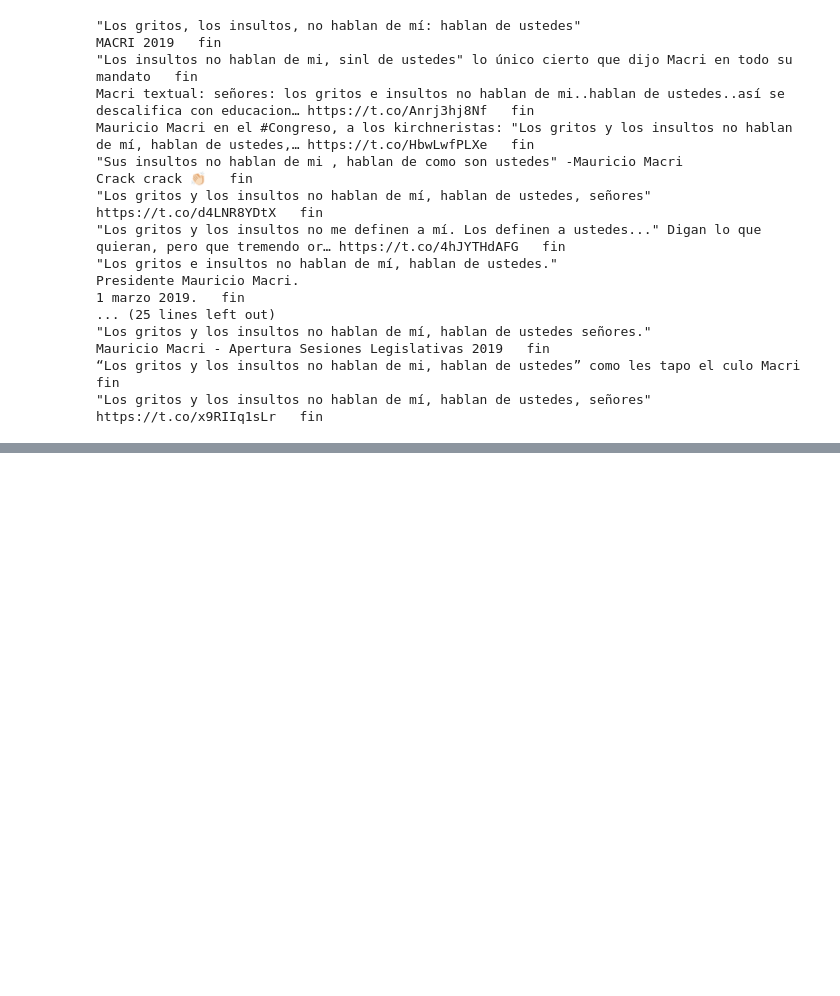
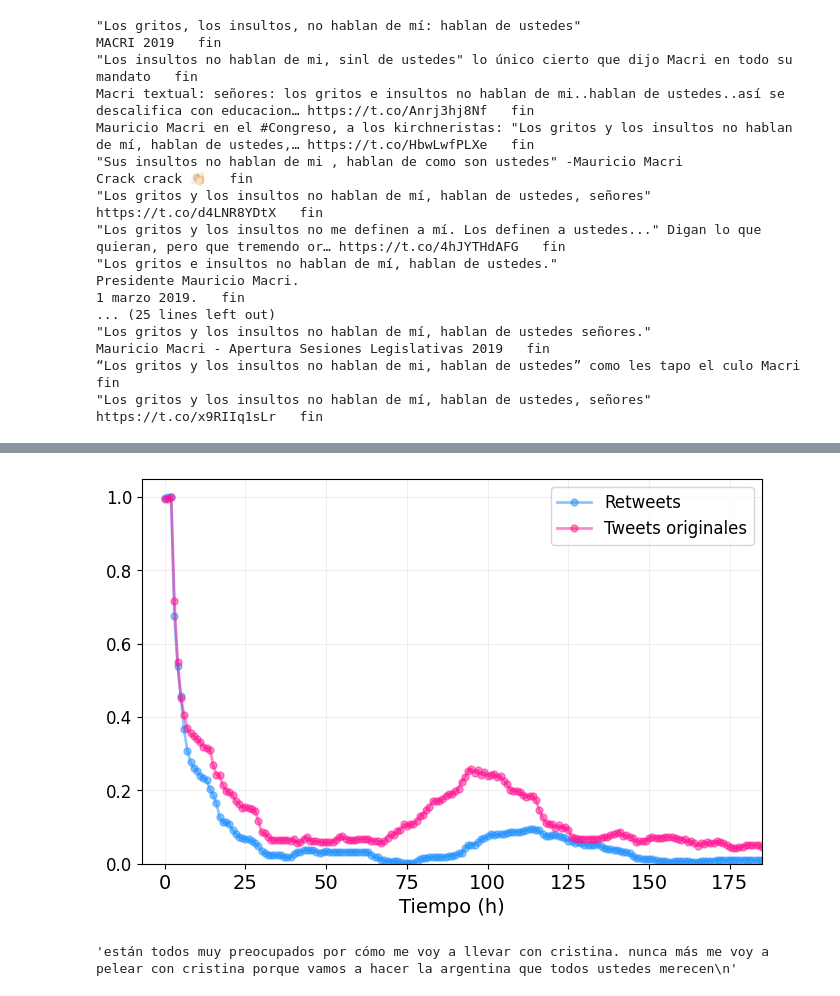
Before and after one commit to Ale-Mildiner/Tesis, a Jupyter notebook: Base_Twitter/Series_Temporales_single.ipynb, the cells around one changed output, grey strips where cells are left out. Cells and saved outputs as stored; diff of their text form; code cells hidden in the pictures; blank space fills up the shorter version.

```diff
--- a/Base_Twitter/Series_Temporales_single.ipynb
+++ b/Base_Twitter/Series_Temporales_single.ipynb
@@ -190,0 +282,8 @@ Mauricio Macri - Apertura Sesiones Legislativas 2019   fin
+# %%
+j = 94
+df_clus_completo = pd.read_csv(path_git+'Tw_200_citas_55/Tw_'+str(j)+'_Cluster_muchas.csv')
+#df_clus_completo[ df_clus_completo['Fecha']>= pd.to_datetime('2019-08-24')]
+
+print(citas[j], '\n')
+for i in df_clus_completo['Tweets'][20:40]:
+    print(i)
@@ -190,0 +308,68 @@ Mauricio Macri - Apertura Sesiones Legislativas 2019   fin
+# %%
+index = 140
+
+df_clus_completo = pd.read_csv(path_git+'../Tweets_august/Tw_mas_RT/Tw_'+str(index)+'_Cluster_muchas.csv_RT_55.csv')
+
+df_clus_completo['Fecha'] = pd.to_datetime(df_clus_completo['Fecha'], format='%a %b %d %H:%M:%S +0000 %Y')
+df_clus_completo['HorasDesdeInicio'] = (df_clus_completo['Fecha'] - df_clus_completo['Fecha'].min()).dt.total_seconds() / 3600
+#df_clus_completo['HorasDesdeInicio'] = (df_clus_completo['Fecha'] - pd.to_datetime('2019-02-27')).dt.total_seconds() / 3600
+
+
+categoria = 'RT'
+
+df_categoria_true = df_clus_completo[df_clus_completo[categoria] == True]
+df_categoria_false = df_clus_completo[df_clus_completo[categoria] == False]
+
+df_categoria = [df_categoria_true, df_categoria_false]
+labels = [categoria, 'no '+categoria]
+root = 0
+
+plt.figure(figsize=(8,5))#, dpi = 300)
+firstpart, secondpart = citas[index][:len(citas[index])//2], citas[index][len(citas[index])//2:]
+#plt.title(citas[index])
+#plt.title(firstpart+'\n'+secondpart)
+#plt.title('La deuda es como la falopa:\n al principio es rica pero despues te mata')
+colores = ['dodgerblue', 'deeppink']
+for i, df1 in enumerate(df_categoria):
+
+    df = df1.copy()
+    df_index = df.set_index('Fecha')
+
+    df_count_hora = df_index.resample('1H').count()
+    #df_count_hora = df_count_hora.reindex(pd.date_range(start=pd.to_datetime('2019-02-25'), end=pd.to_datetime('2019-03-31'), freq='1H'), fill_value=0) # Agrega 0s
+    #plt.plot(df_count_hora.index, df_count_hora['Tweets'],label = 'sin rolling window'+str(i),) #Test comparation
+
+    df_suavizado = df_count_hora.rolling('1D', center = True).mean()
+
+    fecha_objetivo = pd.to_datetime('2019-08-08 06:00:00', format='%Y-%m-%d %H:%M:%S')
+    # fecha_objetivo = pd.to_datetime('2019-08-25')
+    df_suavizado = df_suavizado[df_suavizado.index>fecha_objetivo]
+
+    plt.plot(df_suavizado.index, df_suavizado['Tweets']/max(df_suavizado['Tweets']), label = labels[i], marker = '.',  alpha  = 0.5, color = colores[i], markersize = 10, linewidth = 2,linestyle = 'solid')
+    #plt.plot(df_suavizado.index, df_suavizado['Tweets'], label = labels[i], marker = '.', linestyle = 'solid')
+
+#plt.legend()
+plt.legend(['Retweets', 'Tweets originales'], fontsize = 12)
+plt.xlabel('Tiempo (h)', size= 14)
+plt.grid(alpha = 0.2)
+
+
+df_suavizado['horas'] = pd.to_datetime(df_suavizado.index, format='%Y-%m-%d %H:%M:%S')
+inicio =(df_suavizado['horas']-min(df_suavizado['horas'])).dt.total_seconds()/3600
+
+plt.xticks()
+#plt.xticks(pd.date_range(start=df_clus_completo['Fecha'].min(), end=df_clus_completo['Fecha'].max(), freq='12H'), labels= (np.arange(df_clus_completo['HorasDesdeInicio'].min(), df_clus_completo['HorasDesdeInicio'].max(), 12))-168-360)
+#plt.xticks(pd.date_range(start=df_clus_completo['Fecha'].min(), end=df_clus_completo['Fecha'].max(), freq='25H'), labels= (np.arange(df_clus_completo['HorasDesdeInicio'].min(), df_clus_completo['HorasDesdeInicio'].max(), 25)-175), fontsize = 14)
+#plt.xticks(pd.date_range(start=df_suavizado['horas'].min(), end=df_suavizado['horas'].max(), freq='25H'), labels= (np.arange(df_suavizado['horas'].min(), df_suavizado['horas'].max(), 25)), fontsize = 14)
+plt.xticks(pd.date_range(start=df_suavizado['horas'].min(), end=df_suavizado[df_suavizado['horas']< pd.to_datetime('2019-08-17 00:00:00', format='%Y-%m-%d %H:%M:%S')]['horas'].max(), freq='25H'), labels = [0, 25, 50, 75, 100, 125, 150, 175, 200], fontsize =14)
+plt.yticks(fontsize = 12)
+plt.xlim([datetime(2019, 8,8), datetime(2019, 8,16)])
+plt.ylim([0,1.05])
+plt.savefig(path_git+f'imagen_140.png', dpi = 300)
+plt.show()
+# %% [output]
+[figure, added]
+# %%
+citas[140]
+# %% [output]
+'están todos muy preocupados por cómo me voy a llevar con cristina. nunca más me voy a pelear con cristina porque vamos a hacer la argentina que todos ustedes merecen\n'
```
Also changed, not shown: parts of 7 cells of this notebook.
